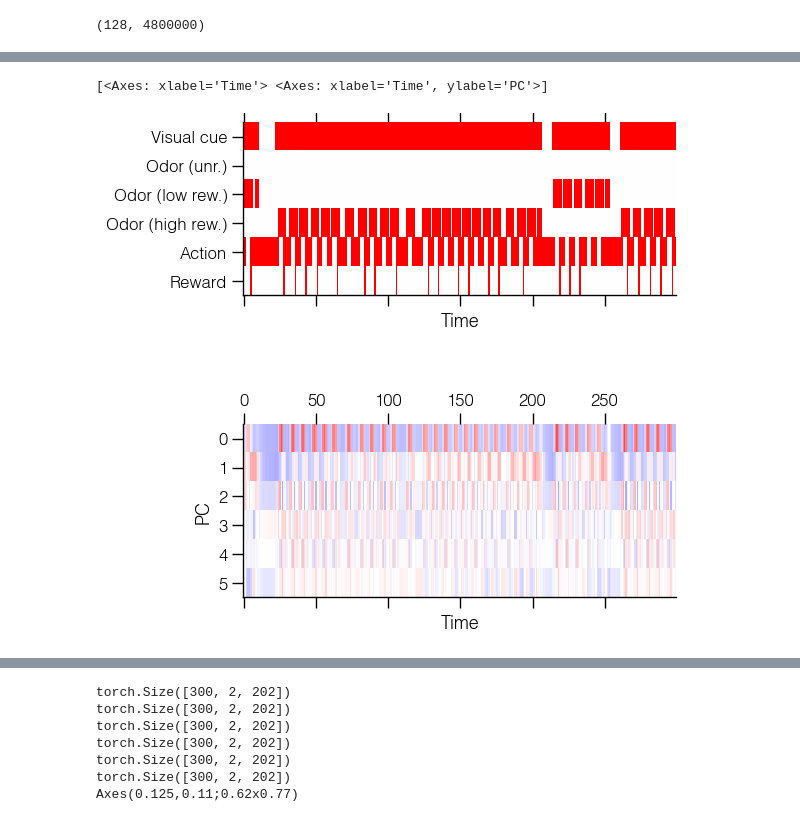
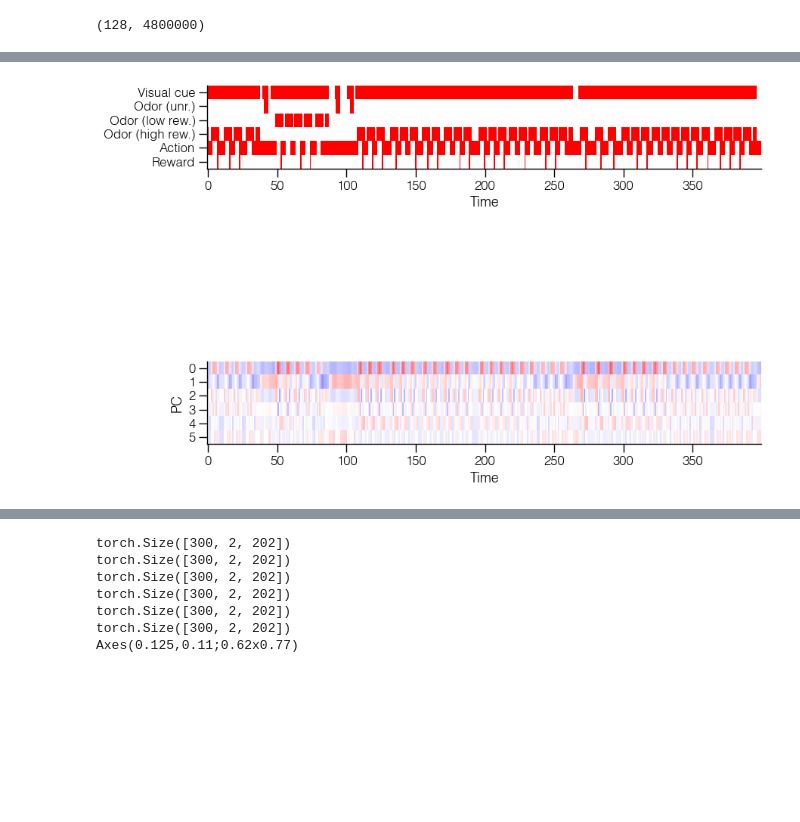
Before and after one commit to davidgbe/favorably_connected, a Jupyter notebook: code/notebooks/driving_network_with_inputs_linear.ipynb, the cells around one changed output, grey strips where cells are left out. Cells and saved outputs as stored; diff of their text form; code cells hidden in the pictures; blank space fills up the shorter version.

```diff
--- a/code/notebooks/driving_network_with_inputs_linear.ipynb
+++ b/code/notebooks/driving_network_with_inputs_linear.ipynb
@@ -53,17 +54,16 @@ def load_network(load_path):
         input_size=OBS_SIZE + ACTION_SIZE + 1,
         action_size=ACTION_SIZE,
         hidden_size=HIDDEN_SIZE,
-        device='cpu',
+        device=DEVICE,
         var_noise=0,
     )
 
-    with torch.no_grad():
-        saved_checkpoint = torch.load(os.path.join(DATA_BASE_DIR, load_path).replace('\\','/'), weights_only=False)
-        if 'network_state_dict' in saved_checkpoint:
-            network.load_state_dict(saved_checkpoint['network_state_dict'])
-        else:
-            network.load_state_dict(saved_checkpoint)
-        network.eval()
+    saved_checkpoint = torch.load(os.path.join(DATA_BASE_DIR, load_path).replace('\\','/'), weights_only=True)
+    if 'network_state_dict' in saved_checkpoint:
+        network.load_state_dict(saved_checkpoint['network_state_dict'])
+    else:
+        network.load_state_dict(saved_checkpoint)
+    network.eval()
 
     return network
 
@@ -84,20 +84,20 @@ def load_hidden_and_behavior(load_path):
         30,
     )
 
-    return data, pc_activities, all_session_data
+    return data, pc_activities, all_session_data, pca
 # %%
 weight_paths = [
-    'he_init_vanilla_lr_2p5en5_clip_2025-06-13_17_05_58_437044_var_noise_0.0001_activity_weight_1/rnn_weights/02400.pth',
+    'he_init_vanilla_inoise_0p05_2025-07-06_15_02_35_603284_var_noise_0.0001_activity_weight_1/rnn_weights/02550.pth',
 ]
 
 hidden_and_behavior_paths = [
-    'test_he_init_linear_2025-06-16_18_04_27_837807_var_noise_0.0_activity_weight_1',
+    'test_he_init_linear_603284_2550_2025-07-09_09_35_34_648819_var_noise_0.0_activity_weight_1',
 ]
 # %%
 for i, (weight_path, hidden_and_behavior_path) in enumerate(zip(weight_paths, hidden_and_behavior_paths)):
     network = load_network(weight_path)
     # acc_reward_vec_path = os.path.join(DATA_BASE_DIR, Path(weight_path).parents[1], 'stored_pcs_and_weights/rewards_seen_in_patch.pkl').replace('/', '\\')
     # acc_reward_vec = compressed_read(acc_reward_vec_path)
-    hidden_activities, pc_activities, all_session_data = load_hidden_and_behavior(hidden_and_behavior_path)
+    hidden_activities, pc_activities, all_session_data, pca = load_hidden_and_behavior(hidden_and_behavior_path)
 # %% [output]
 ['00000.pkl', '00001.pkl', '00002.pkl', '00003.pkl', '00004.pkl', '00005.pkl', '00006.pkl', '00007.pkl']
@@ -149,19 +137,24 @@ Axes(0.125,0.11;0.775x0.77)
 # %%
-window = slice(1800, 2100)
+window = slice(2000, 2400)
+trial_index = 2
 
-scale = 1
+scale = 1.5
 fig, axs = plt.subplots(2, 1, figsize=(6 * scale, 6 * scale), sharex=True)
-axs[1].matshow(pc_activities[:6, 0, window], cmap='bwr', vmin=-0.8, vmax=0.8, aspect=20)
+axs[1].matshow(pc_activities[:6, trial_index, window], cmap='bwr', vmin=-0.8, vmax=0.8, aspect=10)
 axs[1].set_ylabel('PC')
 axs[1].set_xlabel('Time')
 
-inputs = np.concatenate([all_session_data[0]['obs'][window, :], all_session_data[0]['action'][window, np.newaxis], all_session_data[0]['reward'][window, np.newaxis]], axis=1).T
-axs[0].matshow(inputs, cmap='bwr', vmin=-1, vmax=1, aspect=20)
+inputs = np.concatenate([all_session_data[trial_index]['obs'][window, :], all_session_data[trial_index]['action'][window, np.newaxis], all_session_data[trial_index]['reward'][window, np.newaxis]], axis=1).T
+axs[0].matshow(inputs, cmap='bwr', vmin=-1, vmax=1, aspect=10)
 axs[0].set_yticks(np.arange(6), ['Visual cue', 'Odor (unr.)', 'Odor (low rew.)', 'Odor (high rew.)', 'Action', 'Reward'])
 axs[0].set_xlabel('Time')
 
 format_plot(axs)
 fig.tight_layout()
+
+# delays = compute_delays(1 - all_session_data[0]['action'][:500], all_session_data[0]['obs'][:500], odor_idx=2)
+# scale = 1
+# fig, axs = plt.subplots(1, 1, figsize=(6 * scale, 6 * scale), sharex=True)
+# axs.scatter(np.arange(len(delays)), delays)
 # %% [output]
-[<Axes: xlabel='Time'> <Axes: xlabel='Time', ylabel='PC'>]
-[figure, old version]
+[figure, new version]
```
Also changed, not shown: parts of 44 cells of this notebook, 23 other files.
